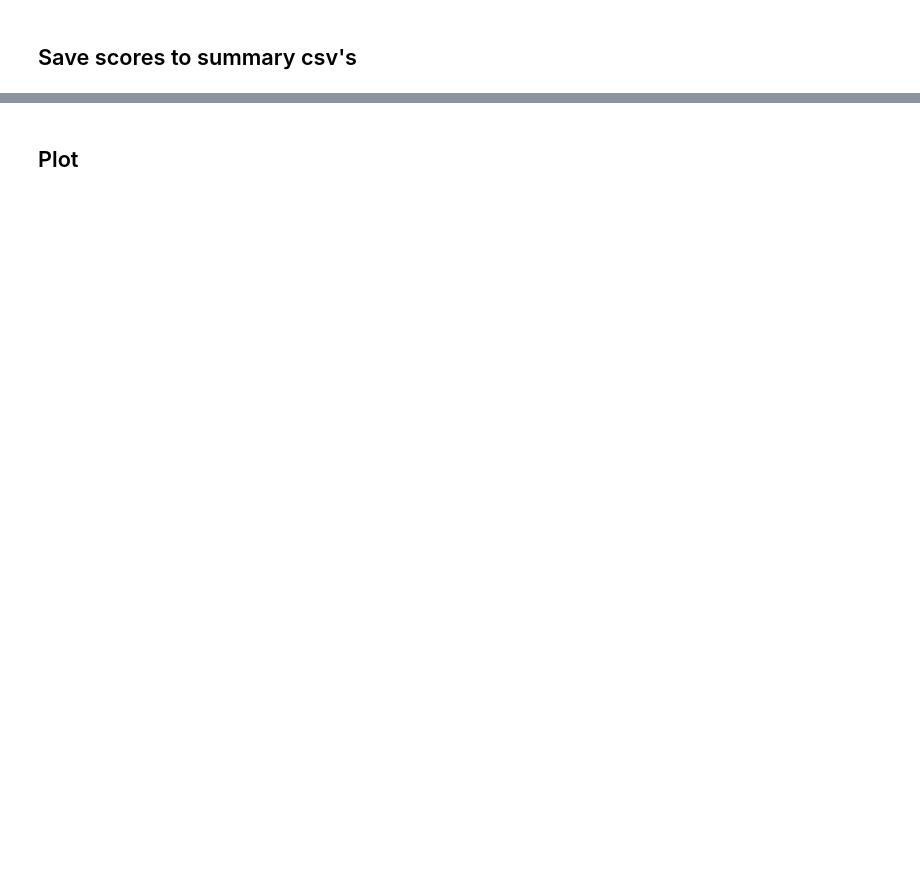
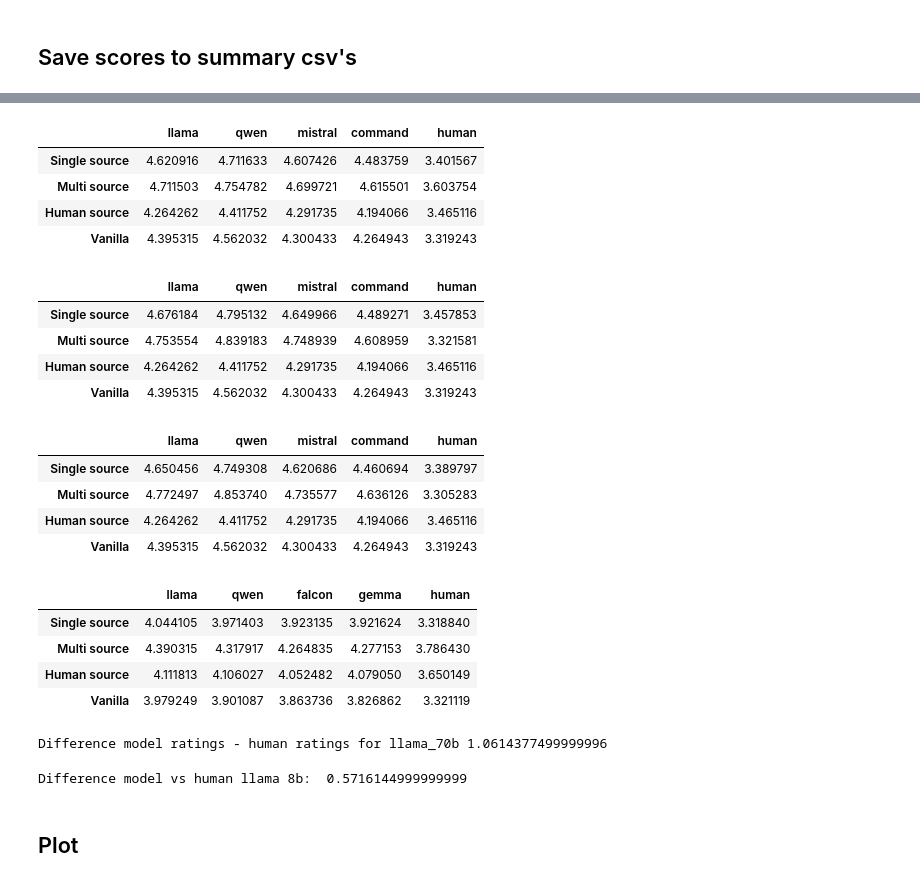
Before and after one commit to maxschaffelder/synthetic_data_diversity, a Jupyter notebook: exp_3/absolute_ratings/absolute_ratings_analysis.ipynb, the cells around one changed output, grey strips where cells are left out. Saved outputs shown, nothing was run; the diff lists cells and outputs as text; code cells hidden in the pictures; blank space fills up the shorter version.

```diff
--- a/exp_3/absolute_ratings/absolute_ratings_analysis.ipynb
+++ b/exp_3/absolute_ratings/absolute_ratings_analysis.ipynb
@@ -560,4 +757,38 @@ display(df_70b_averaged)
 | Vanilla | 4.395315 | 4.562032 | 4.300433 | 4.264943 | 3.319243 |
+# %%
+display(df_70b_small)
+display(df_70b_medium)
+display(df_70b_large)
+display(df_8b)
+# %% [output]
+|  | llama | qwen | mistral | command | human |
+| Single source | 4.620916 | 4.711633 | 4.607426 | 4.483759 | 3.401567 |
+| Multi source | 4.711503 | 4.754782 | 4.699721 | 4.615501 | 3.603754 |
+| Human source | 4.264262 | 4.411752 | 4.291735 | 4.194066 | 3.465116 |
+| Vanilla | 4.395315 | 4.562032 | 4.300433 | 4.264943 | 3.319243 |
+|  | llama | qwen | mistral | command | human |
+| Single source | 4.676184 | 4.795132 | 4.649966 | 4.489271 | 3.457853 |
+| Multi source | 4.753554 | 4.839183 | 4.748939 | 4.608959 | 3.321581 |
+| Human source | 4.264262 | 4.411752 | 4.291735 | 4.194066 | 3.465116 |
+| Vanilla | 4.395315 | 4.562032 | 4.300433 | 4.264943 | 3.319243 |
+|  | llama | qwen | mistral | command | human |
+| Single source | 4.650456 | 4.749308 | 4.620686 | 4.460694 | 3.389797 |
+| Multi source | 4.772497 | 4.853740 | 4.735577 | 4.636126 | 3.305283 |
+| Human source | 4.264262 | 4.411752 | 4.291735 | 4.194066 | 3.465116 |
+| Vanilla | 4.395315 | 4.562032 | 4.300433 | 4.264943 | 3.319243 |
+|  | llama | qwen | falcon | gemma | human |
+| Single source | 4.044105 | 3.971403 | 3.923135 | 3.921624 | 3.318840 |
+| Multi source | 4.390315 | 4.317917 | 4.264835 | 4.277153 | 3.786430 |
+| Human source | 4.111813 | 4.106027 | 4.052482 | 4.079050 | 3.650149 |
+| Vanilla | 3.979249 | 3.901087 | 3.863736 | 3.826862 | 3.321119 |
+# %%
+print("Difference model ratings - human ratings for llama_70b:", sum([4.395315, 4.562032, 4.300433, 4.264943]) / 4 - 3.319243)
+# %% [output]
+Difference model ratings - human ratings for llama_70b 1.0614377499999996
+# %%
+print("Difference model vs human llama 8b: ", sum([3.979249, 3.901087, 3.863736, 3.826862]) / 4 -  3.321119)
+# %% [output]
+Difference model vs human llama 8b:  0.5716144999999999
 # %% [markdown]
 ## Plot
 # %%
```
Also changed, not shown: parts of 10 cells of this notebook.
